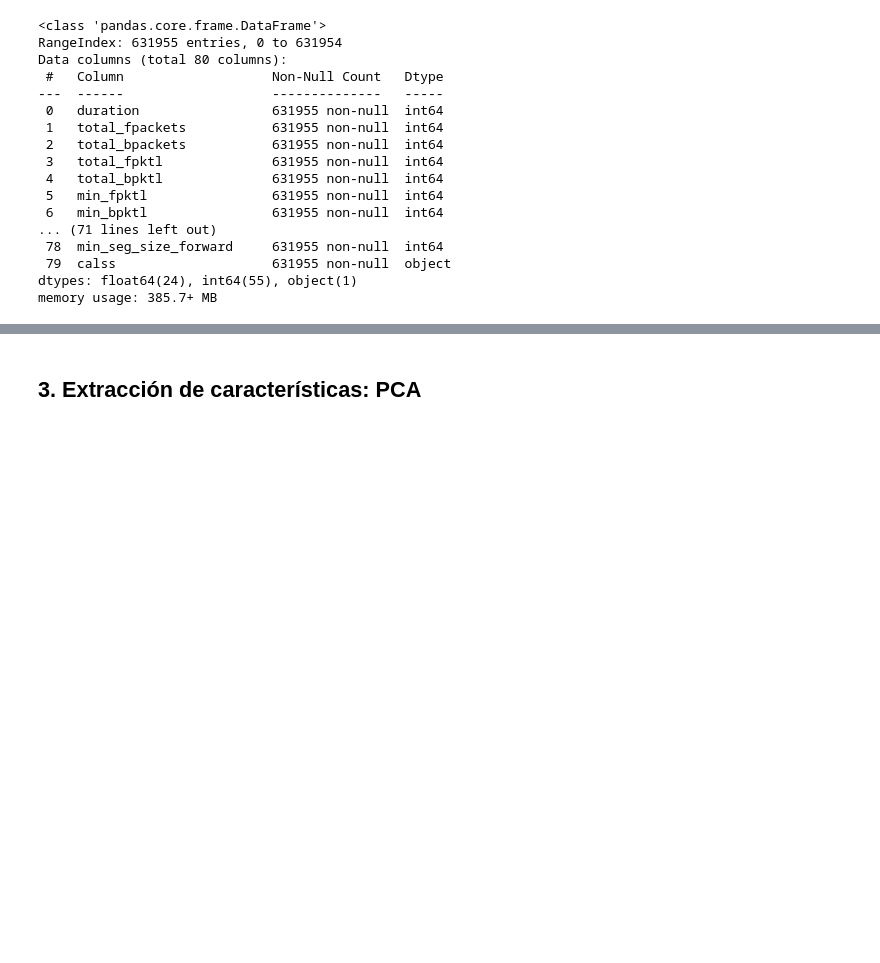
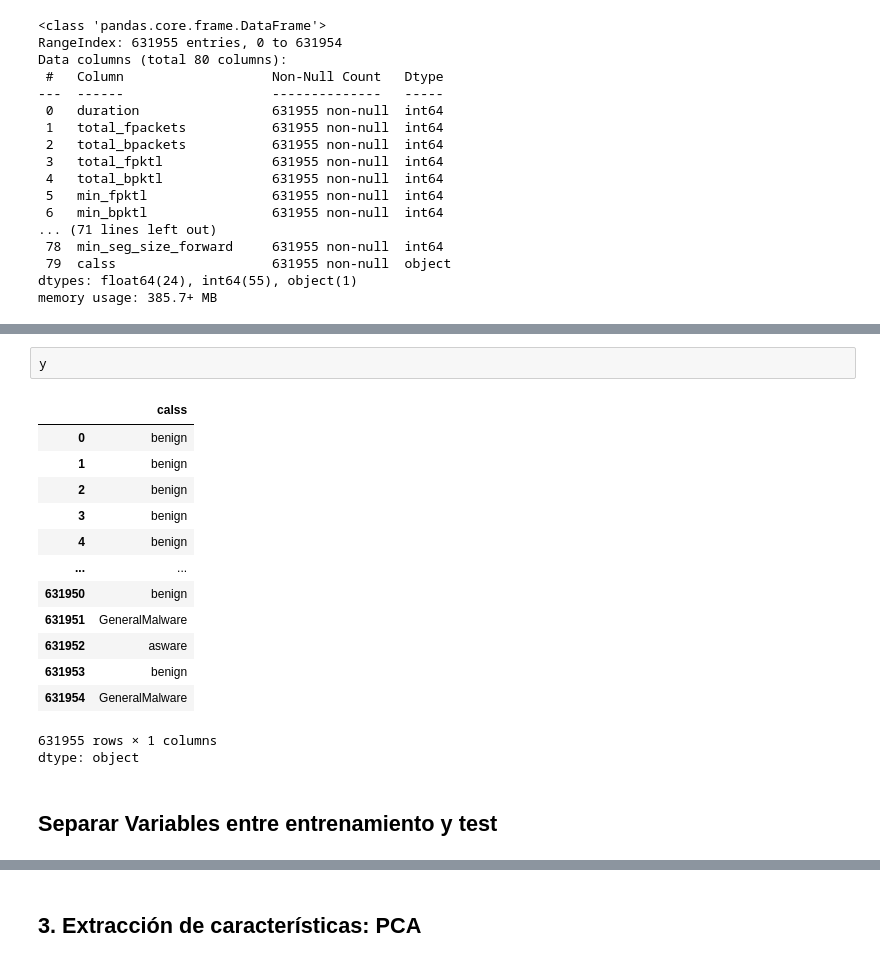
Before and after one commit to jorgenriquez/Inteligencia_artificial, a Jupyter notebook: PCA.ipynb, the cells around one changed output, grey strips where cells are left out. Saved outputs shown, nothing was run; the diff lists cells and outputs as text; blank space fills up the shorter version.

```diff
--- a/PCA.ipynb
+++ b/PCA.ipynb
@@ -126,0 +164,19 @@ Name: calss, dtype: int64
+# %%
+y
+# %% [output]
+|  | calss |
+| 0 | benign |
+| 1 | benign |
+| 2 | benign |
+| 3 | benign |
+| 4 | benign |
+| ... | ... |
+| 631950 | benign |
+| 631951 | GeneralMalware |
+| 631952 | asware |
+| 631953 | benign |
+| 631954 | GeneralMalware |
+631955 rows × 1 columns
+dtype: object
+# %% [markdown]
+## Separar Variables entre entrenamiento y test
```
Also changed, not shown: parts of 12 cells of this notebook.
